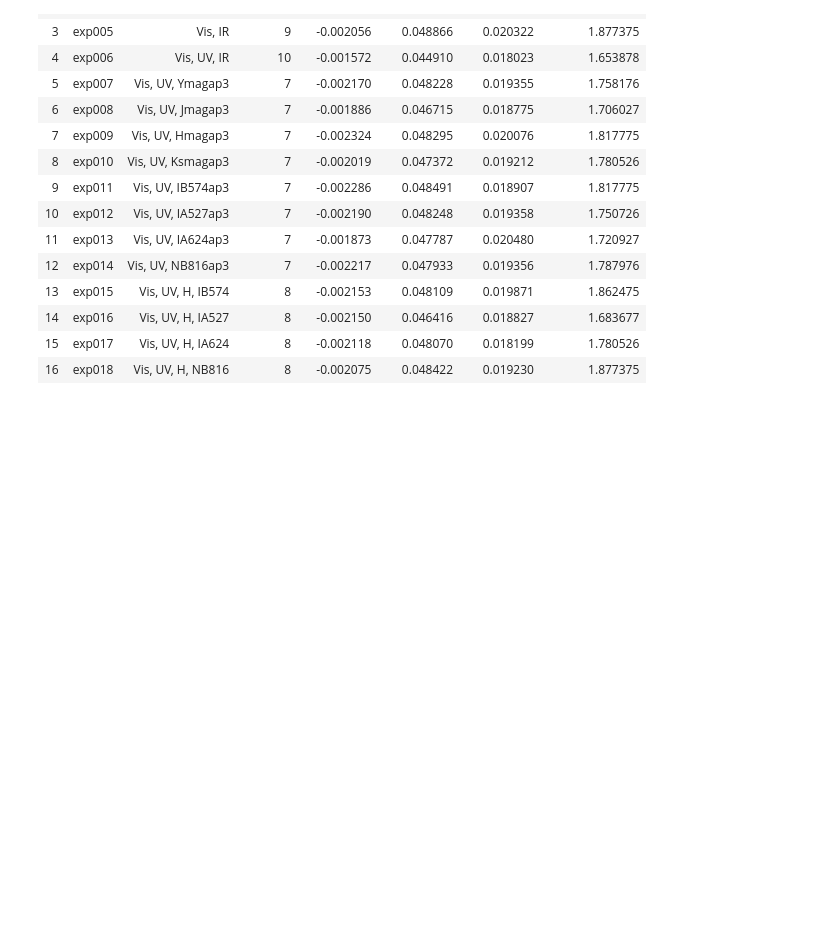
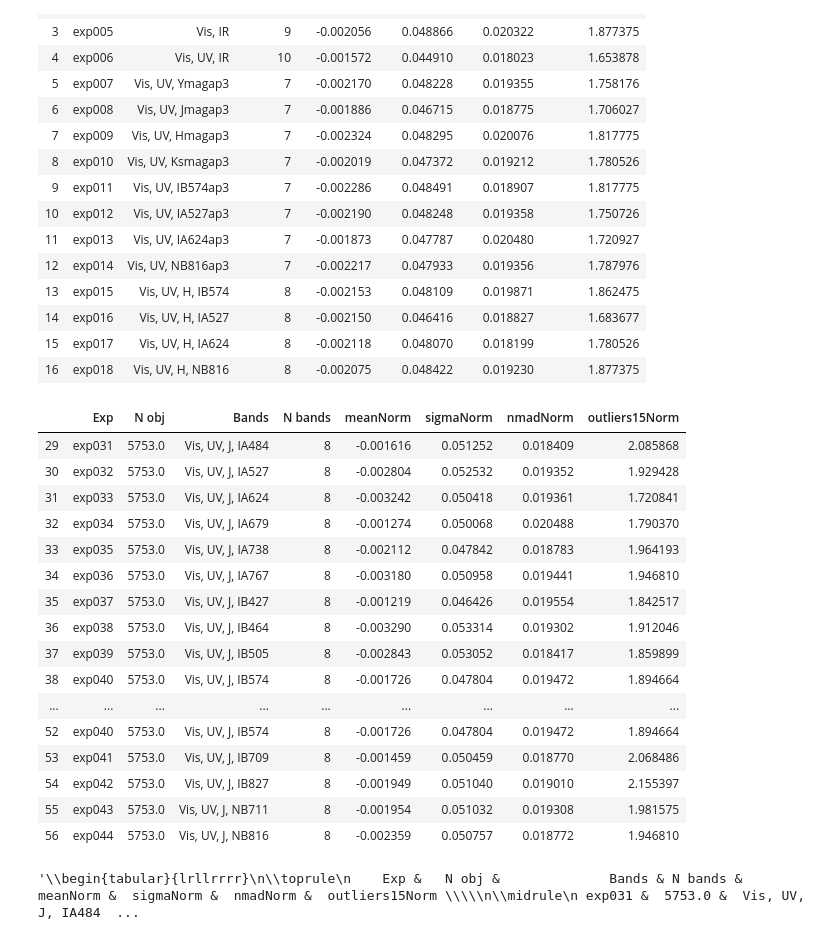
Before and after one commit to ShrRa/COSMOS_SOM, a Jupyter notebook: Vis-UV-IR/AddResults.ipynb, the cells around one changed output. Saved outputs shown, nothing was run; the diff lists cells and outputs as text; code cells hidden in the pictures; blank space fills up the shorter version.

```diff
--- a/Vis-UV-IR/AddResults.ipynb
+++ b/Vis-UV-IR/AddResults.ipynb
@@ -53,0 +123,4 @@ statsTest
+# %%
+statsTest=addResults(statsTest, dirExp=dirExp.replace('Vis_UV_IR','FeatureSelection'),
+           dirConfigs=dirConfigs.replace('Vis_UV_IR','FeatureSelection'),
+           splitConfNameBy='1p2_',expNums=list(range(29,31)))
@@ -90,3 +167,29 @@ statsTrain
 | 14 | exp016 | Vis, UV, H, IA527 | 8 | -0.002150 | 0.046416 | 0.018827 | 1.683677 |
 | 15 | exp017 | Vis, UV, H, IA624 | 8 | -0.002118 | 0.048070 | 0.018199 | 1.780526 |
 | 16 | exp018 | Vis, UV, H, NB816 | 8 | -0.002075 | 0.048422 | 0.019230 | 1.877375 |
+# %%
+statsTest=addResults(statsTest, dirExp=dirExp,
+           dirConfigs=dirConfigs.replace('Vis_UV_IR','Narrows'),
+           splitConfNameBy='colors_',expNums=list(range(31,45)))
+# %% [output]
+|  | Exp | N obj | Bands | N bands | meanNorm | sigmaNorm | nmadNorm | outliers15Norm |
+| 29 | exp031 | 5753.0 | Vis, UV, J, IA484 | 8 | -0.001616 | 0.051252 | 0.018409 | 2.085868 |
+| 30 | exp032 | 5753.0 | Vis, UV, J, IA527 | 8 | -0.002804 | 0.052532 | 0.019352 | 1.929428 |
+| 31 | exp033 | 5753.0 | Vis, UV, J, IA624 | 8 | -0.003242 | 0.050418 | 0.019361 | 1.720841 |
+| 32 | exp034 | 5753.0 | Vis, UV, J, IA679 | 8 | -0.001274 | 0.050068 | 0.020488 | 1.790370 |
+| 33 | exp035 | 5753.0 | Vis, UV, J, IA738 | 8 | -0.002112 | 0.047842 | 0.018783 | 1.964193 |
+| 34 | exp036 | 5753.0 | Vis, UV, J, IA767 | 8 | -0.003180 | 0.050958 | 0.019441 | 1.946810 |
+| 35 | exp037 | 5753.0 | Vis, UV, J, IB427 | 8 | -0.001219 | 0.046426 | 0.019554 | 1.842517 |
+| 36 | exp038 | 5753.0 | Vis, UV, J, IB464 | 8 | -0.003290 | 0.053314 | 0.019302 | 1.912046 |
+| 37 | exp039 | 5753.0 | Vis, UV, J, IB505 | 8 | -0.002843 | 0.053052 | 0.018417 | 1.859899 |
+| 38 | exp040 | 5753.0 | Vis, UV, J, IB574 | 8 | -0.001726 | 0.047804 | 0.019472 | 1.894664 |
+| ... | ... | ... | ... | ... | ... | ... | ... | ... |
+| 52 | exp040 | 5753.0 | Vis, UV, J, IB574 | 8 | -0.001726 | 0.047804 | 0.019472 | 1.894664 |
+| 53 | exp041 | 5753.0 | Vis, UV, J, IB709 | 8 | -0.001459 | 0.050459 | 0.018770 | 2.068486 |
+| 54 | exp042 | 5753.0 | Vis, UV, J, IB827 | 8 | -0.001949 | 0.051040 | 0.019010 | 2.155397 |
+| 55 | exp043 | 5753.0 | Vis, UV, J, NB711 | 8 | -0.001954 | 0.051032 | 0.019308 | 1.981575 |
+| 56 | exp044 | 5753.0 | Vis, UV, J, NB816 | 8 | -0.002359 | 0.050757 | 0.018772 | 1.946810 |
+# %%
+statsTest.iloc[29:].round(3).to_latex(index=False)
+# %% [output]
+'\\begin{tabular}{lrllrrrr}\n\\toprule\n    Exp &   N obj &              Bands & N bands &  meanNorm &  sigmaNorm &  nmadNorm &  outliers15Norm \\\\\n\\midrule\n exp031 &  5753.0 &  Vis, UV, J, IA484  ...
```
Also changed, not shown: parts of 8 cells of this notebook, 2 other files.
